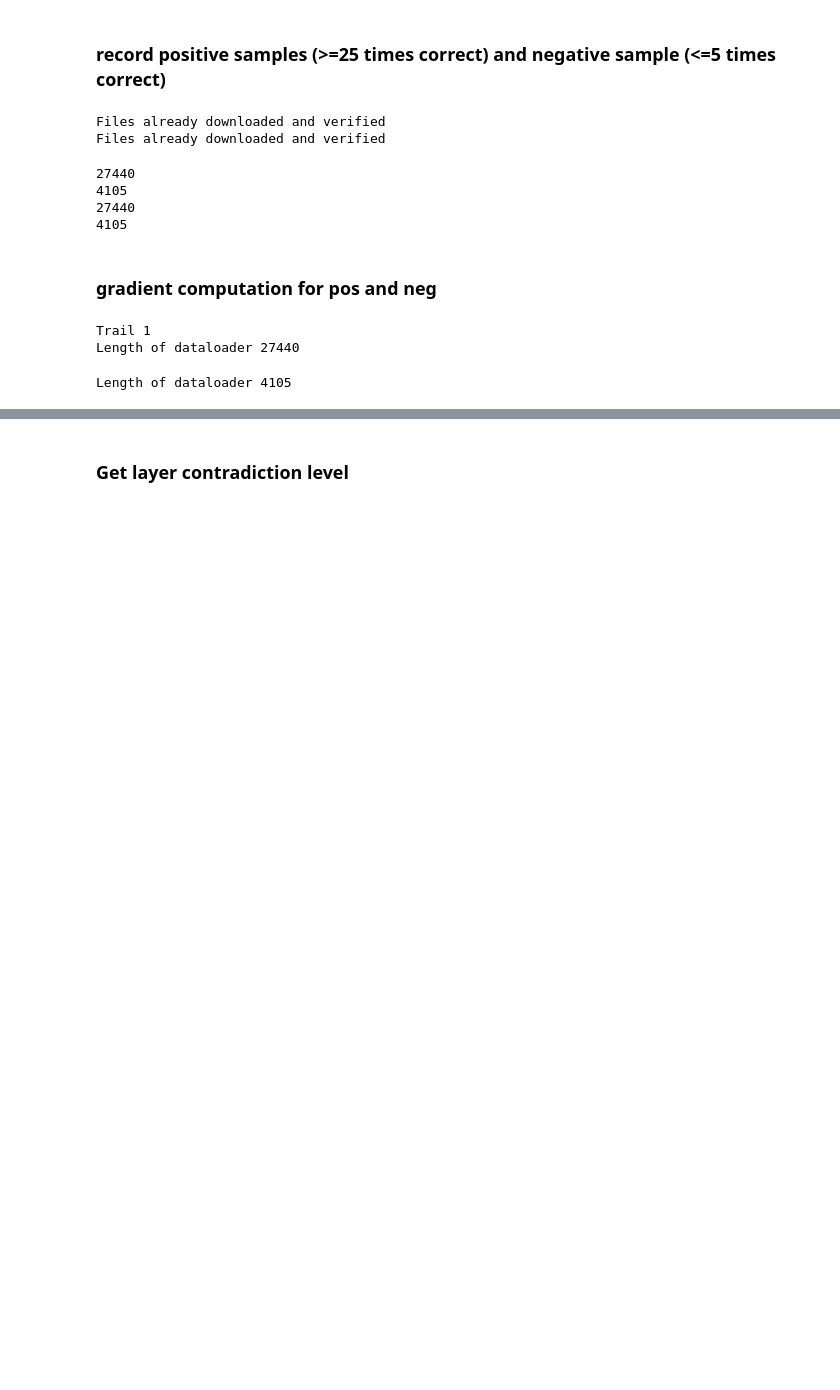
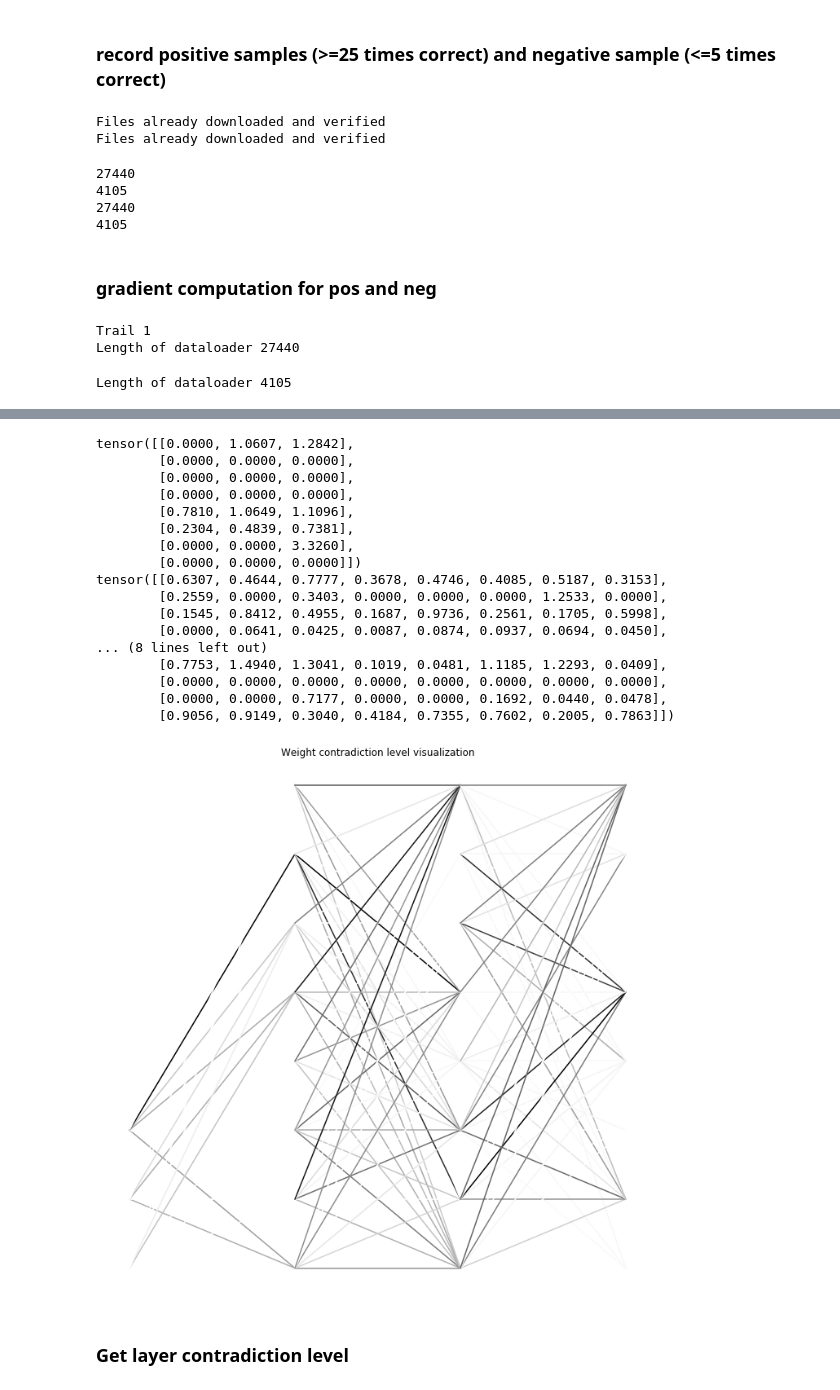
Before and after one commit to lindsey98/FYP, a Jupyter notebook: src/Visualize_gradient_contradict.ipynb, the cells around one changed output, grey strips where cells are left out. Saved outputs shown, nothing was run; the diff lists cells and outputs as text; code cells hidden in the pictures; blank space fills up the shorter version.

```diff
--- a/src/Visualize_gradient_contradict.ipynb
+++ b/src/Visualize_gradient_contradict.ipynb
@@ -88,0 +36,3 @@ Average training acc: 73.25226666666666
+# %%
+plot_training_acc(model, train_data_loader,
+                  model_name=model_name, data_name='CIFAR10', total_trails=30)
@@ -180,37 +154,3 @@ neg_grad_dict = record_grad(model, train_data_loader_neg,
 Trail 1
 Length of dataloader 27440
 Length of dataloader 4105
-# %%
-# weight contradiction sign visualization
-
-# color_dict = [str(i / 10) for i in reversed(range(0, 10))]
-color_dict = [str(i / 10) for i in reversed(range(0, 10))]
-
-plt.rcParams['figure.figsize'] = (12.0, 12.0)
-ax = plt.gca()
-ax.spines['right'].set_color('none')
-ax.spines['top'].set_color('none')
-ax.spines['left'].set_color('none')
-ax.spines['bottom'].set_color('none')
-ax.set_xticks([])
-ax.set_yticks([])
-
-start_x = 0
-for name, grad_pos in pos_grad_dict.items():
-    if 'weight' in name and 'conv' in name:
-        grad_neg = neg_grad_dict[name]
-
-        conflict_grad = (torch.sign(grad_pos) != torch.sign(grad_neg)).int().sum(dim=(2, 3))
-        conflict_level = (torch.sign(grad_pos) != torch.sign(grad_neg)) * (torch.abs(grad_pos - grad_neg))
-        print(conflict_level.shape)
-        in_channel = conflict_grad.size(1) # dimension 1 is input channel size
-        output_channel = conflict_grad.size(0) # dimension 0 is output channel size
-
-        for i in range(output_channel):
-            for j in range(in_channel):
-                color = color_dict[conflict_grad[i][j]]
-                plt.plot([start_x, start_x + 1], [j, i], color=color)
-        start_x += 1
-
-plt.title('Weight contradiction sign visualization')
-plt.show()
@@ -262,0 +157,4 @@ tensor([[0.6307, 0.4644, 0.7777, 0.3678, 0.4746, 0.4085, 0.5187, 0.3153],
+# %%
+weight_contradict(pos_grad_dict, neg_grad_dict, method='sign')
+weight_contradict(pos_grad_dict, neg_grad_dict, method='level')
+# %% [output]
@@ -263,3 +162,21 @@ tensor([[0.6307, 0.4644, 0.7777, 0.3678, 0.4746, 0.4085, 0.5187, 0.3153],
+tensor([[0.0000, 1.0607, 1.2842],
+        [0.0000, 0.0000, 0.0000],
+        [0.0000, 0.0000, 0.0000],
+        [0.0000, 0.0000, 0.0000],
+        [0.7810, 1.0649, 1.1096],
+        [0.2304, 0.4839, 0.7381],
+        [0.0000, 0.0000, 3.3260],
+        [0.0000, 0.0000, 0.0000]])
+tensor([[0.6307, 0.4644, 0.7777, 0.3678, 0.4746, 0.4085, 0.5187, 0.3153],
+        [0.2559, 0.0000, 0.3403, 0.0000, 0.0000, 0.0000, 1.2533, 0.0000],
+        [0.1545, 0.8412, 0.4955, 0.1687, 0.9736, 0.2561, 0.1705, 0.5998],
+        [0.0000, 0.0641, 0.0425, 0.0087, 0.0874, 0.0937, 0.0694, 0.0450],
+... (8 lines left out)
+        [0.7753, 1.4940, 1.3041, 0.1019, 0.0481, 1.1185, 1.2293, 0.0409],
+        [0.0000, 0.0000, 0.0000, 0.0000, 0.0000, 0.0000, 0.0000, 0.0000],
+        [0.0000, 0.0000, 0.7177, 0.0000, 0.0000, 0.1692, 0.0440, 0.0478],
+        [0.9056, 0.9149, 0.3040, 0.4184, 0.7355, 0.7602, 0.2005, 0.7863]])
+[figure, added]
 # %% [markdown]
 ### Get layer contradiction level
 # %%
```
Also changed, not shown: parts of 30 cells of this notebook, 1 other file.
